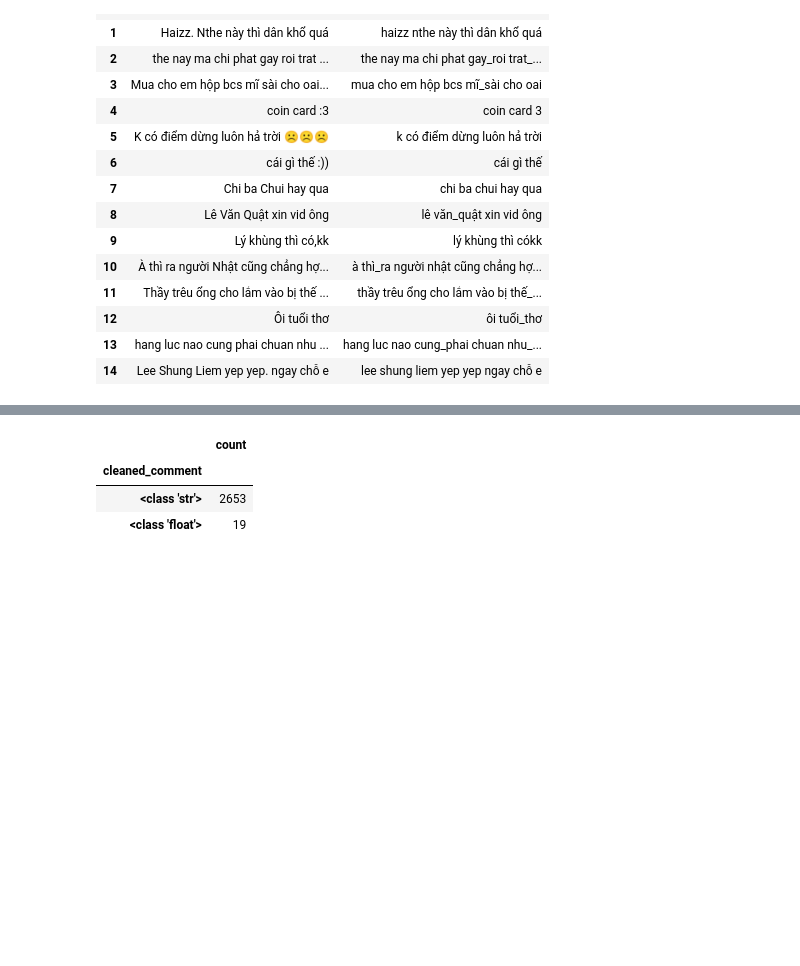
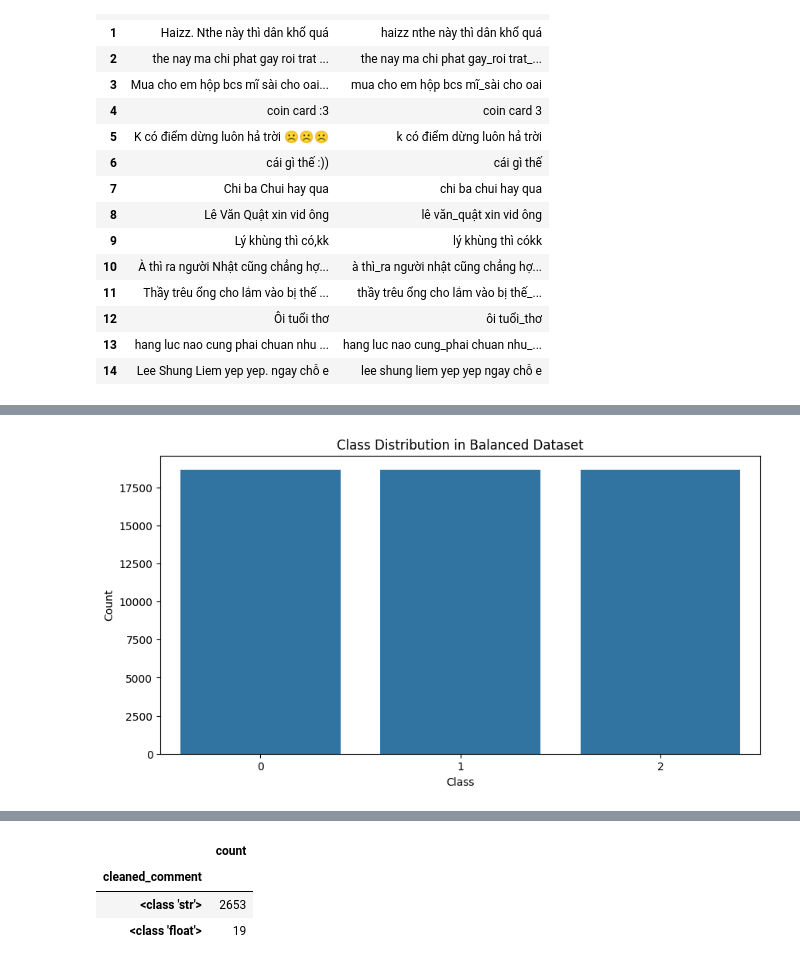
Before and after one commit to DuyMinhDo/Vietnamese-Hate-Speech-Detection, a Jupyter notebook: notebooks/EDA.ipynb, the cells around one changed output, grey strips where cells are left out. Cells and saved outputs as stored; diff of their text form; code cells hidden in the pictures; blank space fills up the shorter version.

Commit message:
balancing train dataset

```diff
--- a/notebooks/EDA.ipynb
+++ b/notebooks/EDA.ipynb
@@ -367,0 +465,19 @@ test_set[['free_text', 'cleaned_comment']].head(15)
+# %%
+synonym_dict = {
+    "dốt": ["ngu", "kém hiểu biết", "dở"],
+    "điên": ["khùng", "mất trí", "ngớ ngẩn"],
+    "xấu": ["tệ", "kém", "không tốt"],
+    "cực đoan": ["quá khích", "không kiểm soát"],
+    "phản động": ["chống đối", "bất mãn"]
+}
+
+def replace_synonym(text):
+    words = word_tokenize(text, format="text").split()
+    new_words = [
+        random.choice(synonym_dict[word]) if word in synonym_dict else word for word in words
+    ]
+    return " ".join(new_words)
+# %%
+df_minority['cleaned_comment_aug'] = df_minority['cleaned_comment'].apply(replace_synonym)
+
+df_augmented = pd.concat([df_augmented, df_minority[['label_id', 'text_length', 'cleaned_comment_aug']].rename(columns={"cleaned_comment_aug": "cleaned_comment"})])
@@ -367,0 +495,8 @@ test_set[['free_text', 'cleaned_comment']].head(15)
+# %%
+X = df_augmented[['cleaned_comment']]
+y = df_augmented['label_id']
+
+ros = RandomOverSampler(sampling_strategy='auto', random_state=42)
+X_resampled, y_resampled = ros.fit_resample(X, y)
+# %%
+df_balanced = pd.DataFrame({"cleaned_comment": X_resampled['cleaned_comment'], "label_id": y_resampled})
@@ -367,0 +512,9 @@ test_set[['free_text', 'cleaned_comment']].head(15)
+# %%
+plt.figure(figsize=(10, 5))
+sns.countplot(x=df_balanced['label_id'])
+plt.title('Class Distribution in Balanced Dataset')
+plt.xlabel('Class')
+plt.ylabel('Count')
+plt.show()
+# %% [output]
+[figure, added]
```
Also changed, not shown: parts of 19 cells of this notebook, 1 other file.
